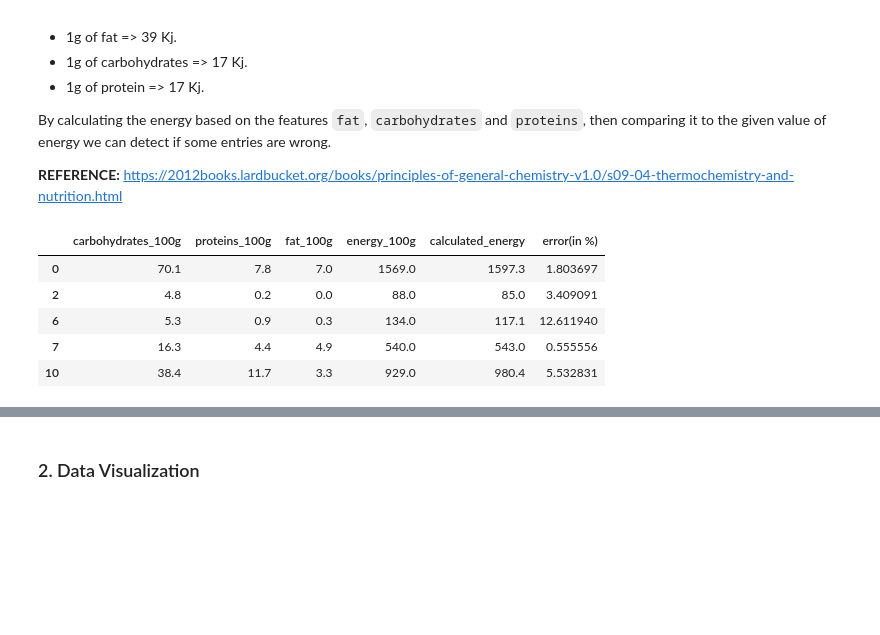
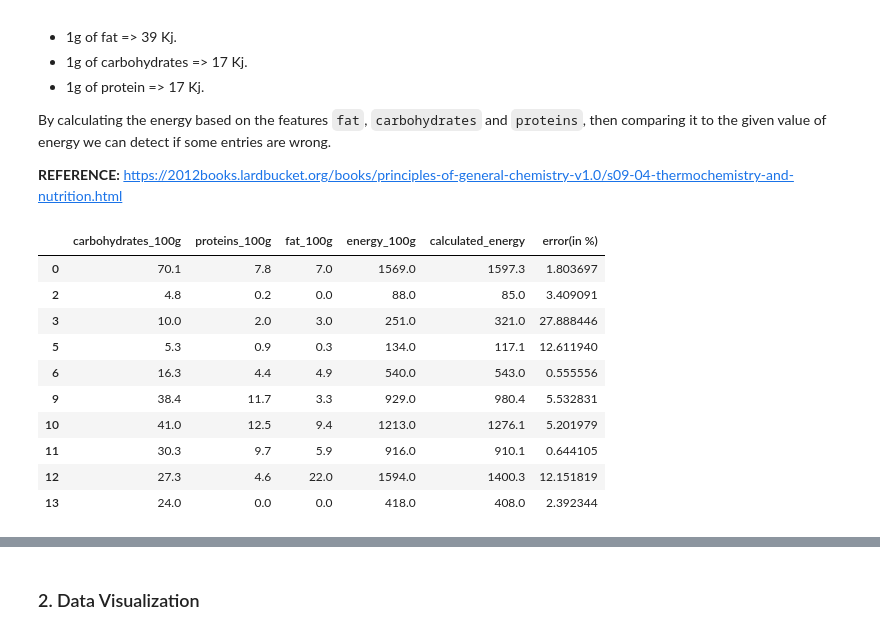
Before and after one commit to aelamran/ADA-project1-Openfoodfacts, a Jupyter notebook: Open Food Fact.ipynb, the cells around one changed output, grey strips where cells are left out. Cells and saved outputs as stored; diff of their text form; code cells hidden in the pictures; blank space fills up the shorter version.

```diff
--- a/Open Food Fact.ipynb
+++ b/Open Food Fact.ipynb
@@ -55,7 +53,7 @@ So we will be working with the several features of our dataset. In order to resu
 - _Ingredients:_ these fields contain features about ingredients.
 - _Nutrition facts:_ these fields contain anything that relates to nutriements, macros and micros.
 # %%
-df_open_food_fact = pd.read_csv('D:\Documents\EPFL\Cours\Ada\Project\en.openfoodfacts.org.products.csv', sep="\t",error_bad_lines=False )
+df_open_food_fact = pd.read_csv('en.openfoodfacts.org.products.csv', sep="\t",error_bad_lines=False )
 df_open_food_fact.head()
 # %% [output]
 |  | code | url | creator | created_t | created_datetime | last_modified_t | last_modified_datetime | ... |
@@ -202,17 +200,22 @@ https://2012books.lardbucket.org/books/principles-of-general-chemistry-v1.0/s09-
 # %%
 # We get the values of Macros, we compute our own energy and then compute the relative error between our value and
 #the energy given by the dataset
 
 energy_data = cleaned_df.loc[:,['carbohydrates_100g', 'proteins_100g', 'fat_100g', 'energy_100g']].dropna()
 energy_data['calculated_energy'] = 17*energy_data['carbohydrates_100g'] + 17*energy_data['proteins_100g'] + 39*energy_data['fat_100g']
 energy_data['error(in %)'] = abs(energy_data['calculated_energy']/energy_data['energy_100g']-1) *100
-energy_data.head()
+energy_data.head(10)
 # %% [output]
 |  | carbohydrates_100g | proteins_100g | fat_100g | energy_100g | calculated_energy | error(in %) |
 | 0 | 70.1 | 7.8 | 7.0 | 1569.0 | 1597.3 | 1.803697 |
 | 2 | 4.8 | 0.2 | 0.0 | 88.0 | 85.0 | 3.409091 |
-| 6 | 5.3 | 0.9 | 0.3 | 134.0 | 117.1 | 12.611940 |
-| 7 | 16.3 | 4.4 | 4.9 | 540.0 | 543.0 | 0.555556 |
-| 10 | 38.4 | 11.7 | 3.3 | 929.0 | 980.4 | 5.532831 |
+| 3 | 10.0 | 2.0 | 3.0 | 251.0 | 321.0 | 27.888446 |
+| 5 | 5.3 | 0.9 | 0.3 | 134.0 | 117.1 | 12.611940 |
+| 6 | 16.3 | 4.4 | 4.9 | 540.0 | 543.0 | 0.555556 |
+| 9 | 38.4 | 11.7 | 3.3 | 929.0 | 980.4 | 5.532831 |
+| 10 | 41.0 | 12.5 | 9.4 | 1213.0 | 1276.1 | 5.201979 |
+| 11 | 30.3 | 9.7 | 5.9 | 916.0 | 910.1 | 0.644105 |
+| 12 | 27.3 | 4.6 | 22.0 | 1594.0 | 1400.3 | 12.151819 |
+| 13 | 24.0 | 0.0 | 0.0 | 418.0 | 408.0 | 2.392344 |
 # %%
 # Small Analysis over these relative errors
```
Also changed, not shown: parts of 44 cells of this notebook.
